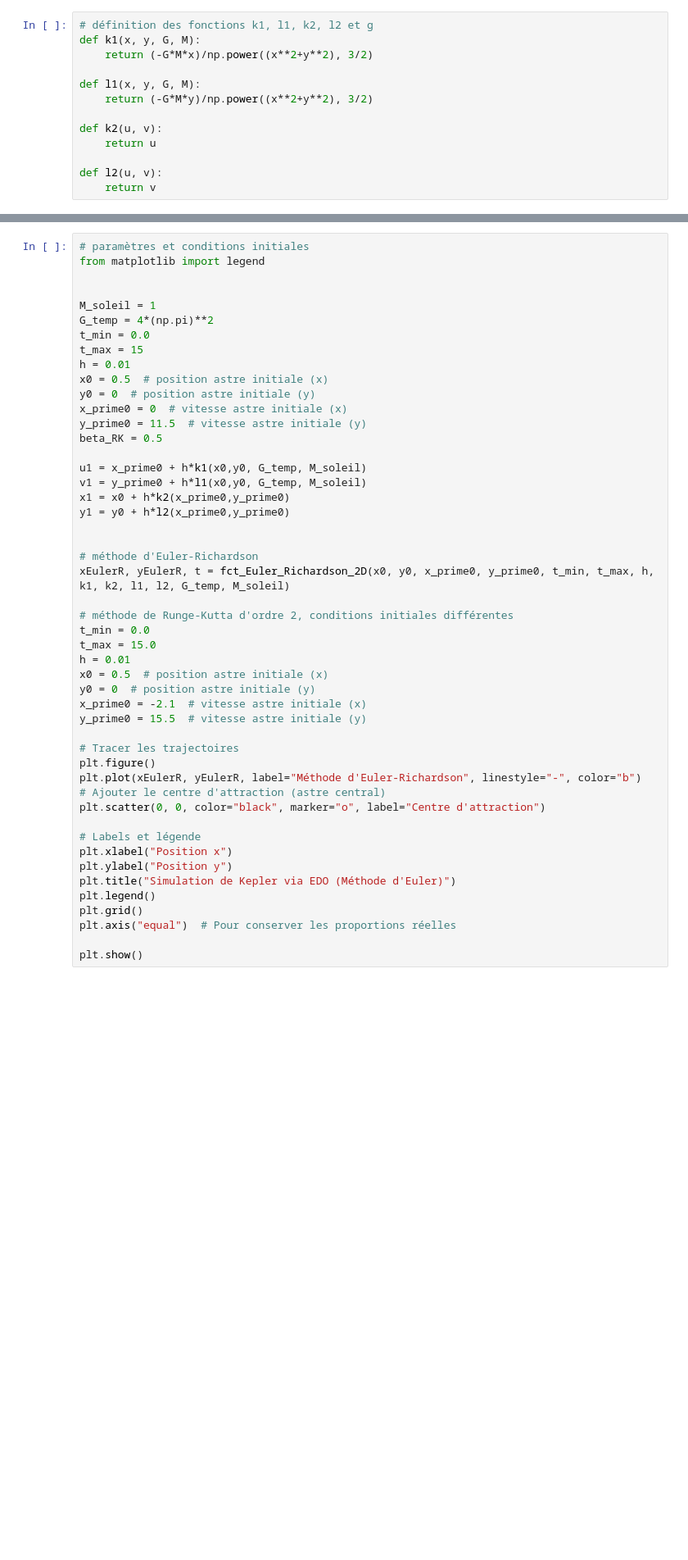
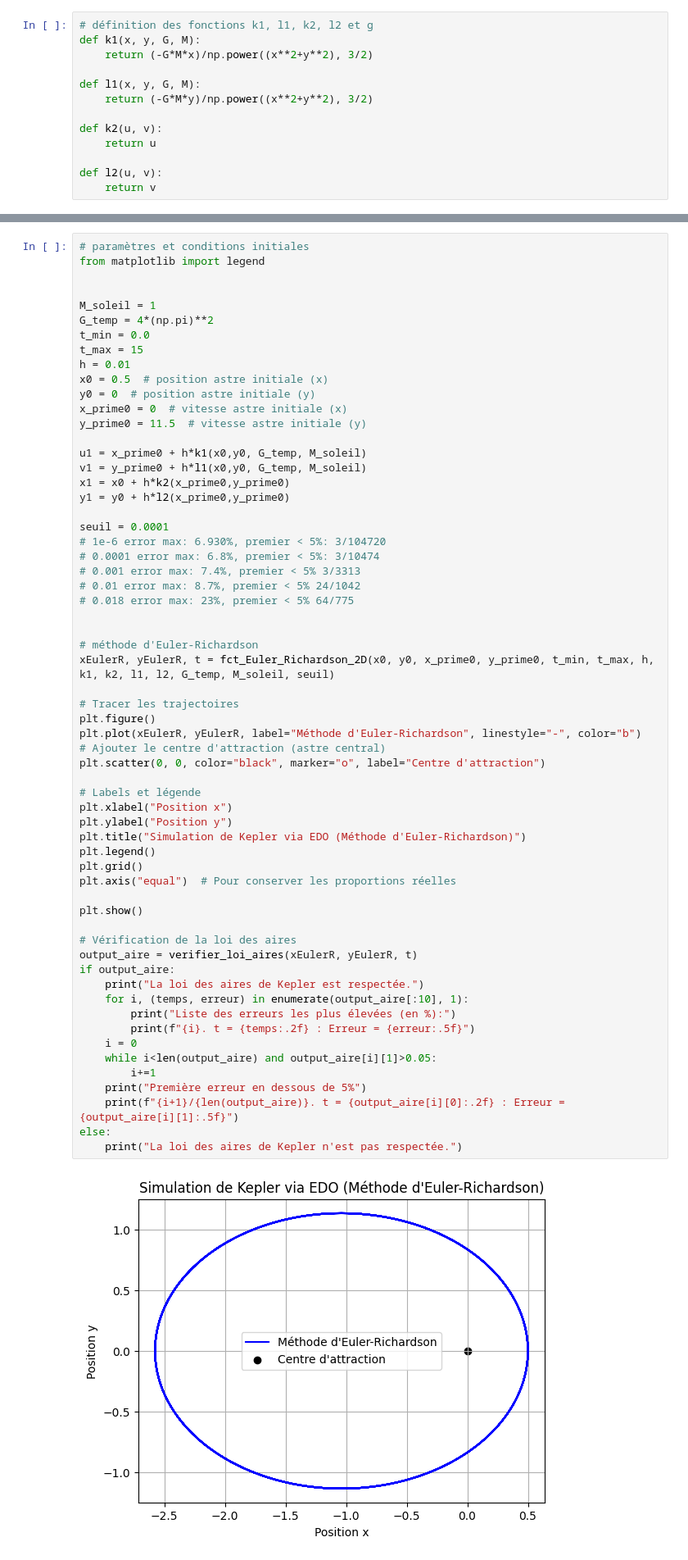
Before and after one commit to tuan-minh-le/Kepler_Simulation, a Jupyter notebook: kepler_euler_richardson.ipynb, the cells around one changed output, grey strips where cells are left out. Shown: that part at 82% size. Saved outputs shown, nothing was run; the diff lists cells and outputs as text; blank space fills up the shorter version.

Commit message:
Richardson + Loi des aires

```diff
--- a/kepler_euler_richardson.ipynb
+++ b/kepler_euler_richardson.ipynb
@@ -66,42 +146,56 @@ G_temp = 4*(np.pi)**2
 t_min = 0.0
 t_max = 15
 h = 0.01
 x0 = 0.5  # position astre initiale (x)
 y0 = 0  # position astre initiale (y)
 x_prime0 = 0  # vitesse astre initiale (x)
 y_prime0 = 11.5  # vitesse astre initiale (y)
-beta_RK = 0.5
 
 u1 = x_prime0 + h*k1(x0,y0, G_temp, M_soleil)
 v1 = y_prime0 + h*l1(x0,y0, G_temp, M_soleil)
 x1 = x0 + h*k2(x_prime0,y_prime0)
 y1 = y0 + h*l2(x_prime0,y_prime0)
 
+seuil = 0.0001
+# 1e-6 error max: 6.930%, premier < 5%: 3/104720
+# 0.0001 error max: 6.8%, premier < 5%: 3/10474
+# 0.001 error max: 7.4%, premier < 5% 3/3313
+# 0.01 error max: 8.7%, premier < 5% 24/1042
+# 0.018 error max: 23%, premier < 5% 64/775
+
 
 # méthode d'Euler-Richardson
-xEulerR, yEulerR, t = fct_Euler_Richardson_2D(x0, y0, x_prime0, y_prime0, t_min, t_max, h, k1, k2, l1, l2, G_temp, M_soleil)
-
-# méthode de Runge-Kutta d'ordre 2, conditions initiales différentes
-t_min = 0.0
-t_max = 15.0
-h = 0.01
-x0 = 0.5  # position astre initiale (x)
-y0 = 0  # position astre initiale (y)
-x_prime0 = -2.1  # vitesse astre initiale (x)
-y_prime0 = 15.5  # vitesse astre initiale (y)
+xEulerR, yEulerR, t = fct_Euler_Richardson_2D(x0, y0, x_prime0, y_prime0, t_min, t_max, h, k1, k2, l1, l2, G_temp, M_soleil, seuil)
 
 # Tracer les trajectoires
 plt.figure()
 plt.plot(xEulerR, yEulerR, label="Méthode d'Euler-Richardson", linestyle="-", color="b")
 # Ajouter le centre d'attraction (astre central)
 plt.scatter(0, 0, color="black", marker="o", label="Centre d'attraction")
 
 # Labels et légende
 plt.xlabel("Position x")
 plt.ylabel("Position y")
-plt.title("Simulation de Kepler via EDO (Méthode d'Euler)")
+plt.title("Simulation de Kepler via EDO (Méthode d'Euler-Richardson)")
 plt.legend()
 plt.grid()
 plt.axis("equal")  # Pour conserver les proportions réelles
 
 plt.show()
+
+# Vérification de la loi des aires
+output_aire = verifier_loi_aires(xEulerR, yEulerR, t)
+if output_aire:
+    print("La loi des aires de Kepler est respectée.")
+    for i, (temps, erreur) in enumerate(output_aire[:10], 1):
+        print("Liste des erreurs les plus élevées (en %):")
+        print(f"{i}. t = {temps:.2f} : Erreur = {erreur:.5f}")
+    i = 0
+    while i<len(output_aire) and output_aire[i][1]>0.05:
+        i+=1
+    print("Première erreur en dessous de 5%")
+    print(f"{i+1}/{len(output_aire)}. t = {output_aire[i][0]:.2f} : Erreur = {output_aire[i][1]:.5f}")
+else:
+    print("La loi des aires de Kepler n'est pas respectée.")
+# %% [output]
+[figure, added]
```
Also changed, not shown: parts of 2 cells of this notebook.
